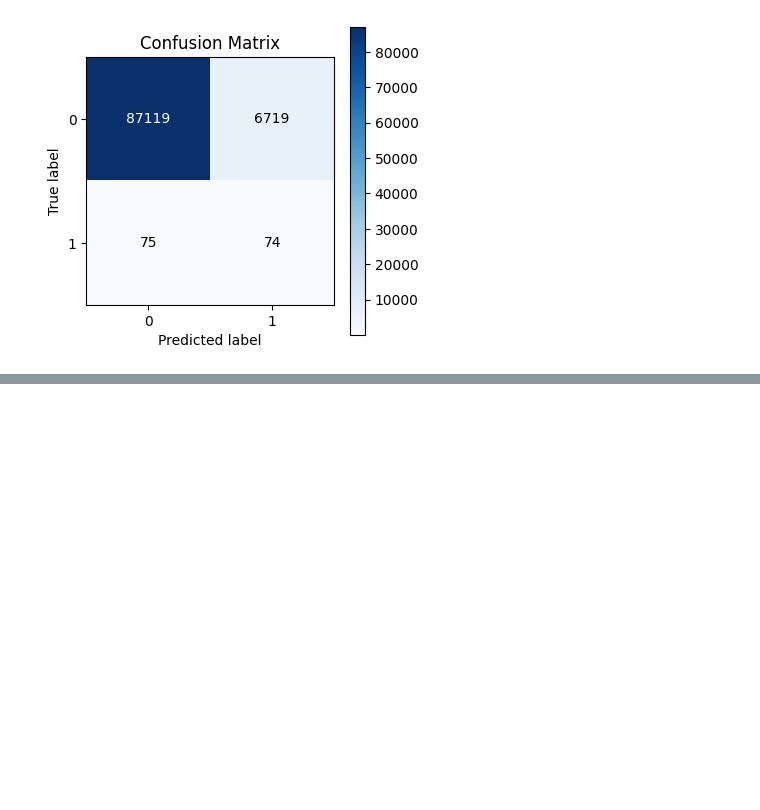
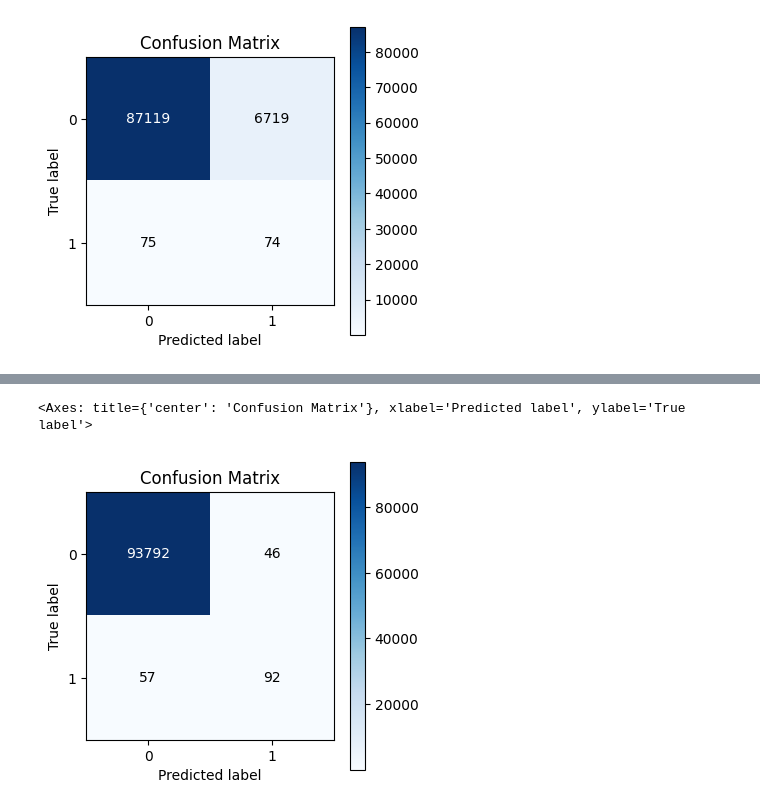
Before and after one commit to kacsar11/Uczenie_maszynowe, a Jupyter notebook: CASE_1.ipynb, the cells around one changed output, grey strips where cells are left out. Cells and saved outputs as stored; diff of their text form; code cells hidden in the pictures; blank space fills up the shorter version.

```diff
--- a/CASE_1.ipynb
+++ b/CASE_1.ipynb
@@ -142,3 +143,7 @@ skplt.metrics.plot_confusion_matrix(
 # %% [output]
 <Axes: title={'center': 'Confusion Matrix'}, xlabel='Predicted label', ylabel='True label'>
 [figure]
+# %%
+model = LogisticRegression(solver='lbfgs')
+model.fit(X_train, y_train)
+y_pred = model.predict(X_test)
@@ -144,0 +169,9 @@ skplt.metrics.plot_confusion_matrix(
+# %%
+cm = confusion_matrix(y_test, y_pred)
+skplt.metrics.plot_confusion_matrix(
+    y_test,
+    y_pred,
+    figsize=(4, 4))
+# %% [output]
+<Axes: title={'center': 'Confusion Matrix'}, xlabel='Predicted label', ylabel='True label'>
+[figure, added]
```
Also changed, not shown: parts of 9 cells of this notebook.
